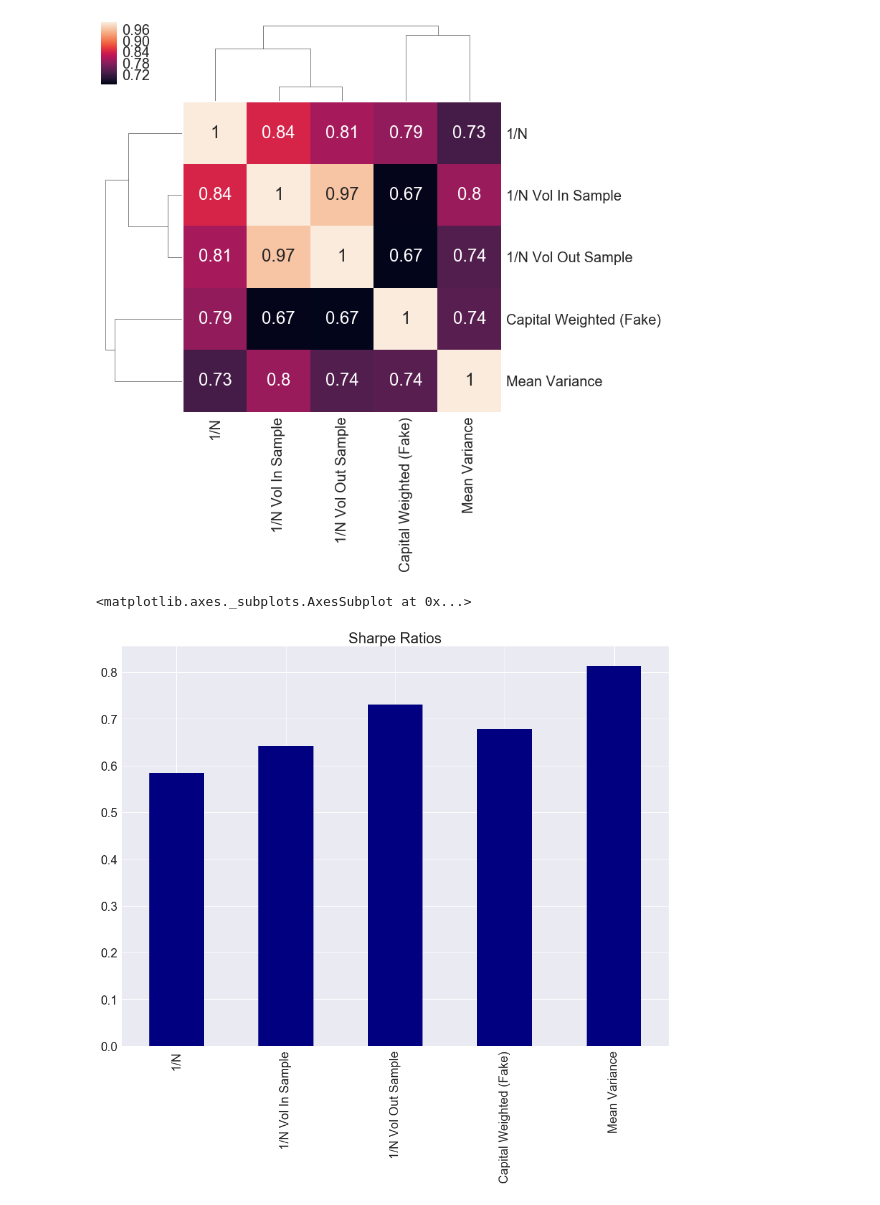
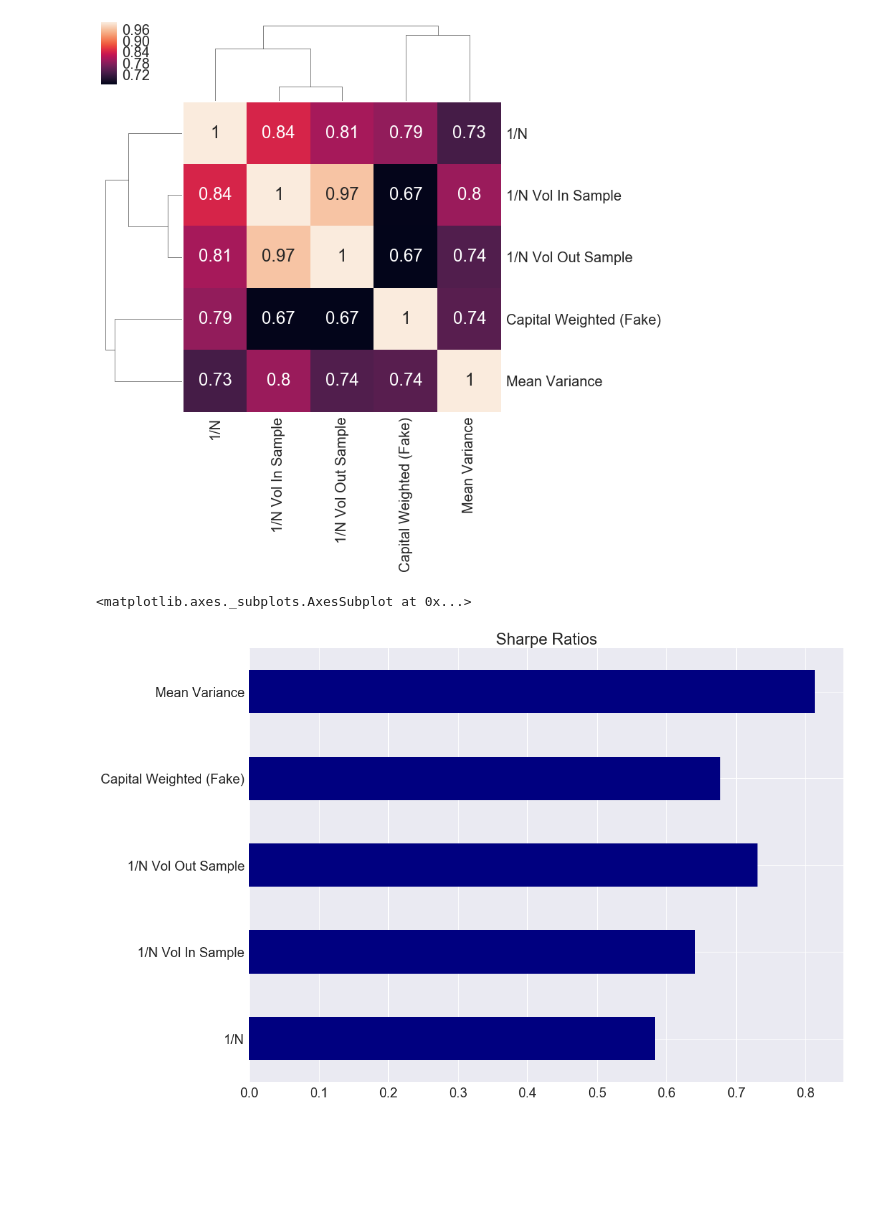
Before and after one commit to mrefermat/quant_finance, a Jupyter notebook: portfolio_construction_sept18_meetup-Solution.ipynb, the cells around one changed output. Drawn from its saved outputs; the diff is of its cells as text; code cells hidden in the pictures; blank space fills up the shorter version.

```diff
--- a/portfolio_construction_sept18_meetup-Solution.ipynb
+++ b/portfolio_construction_sept18_meetup-Solution.ipynb
@@ -185,7 +185,7 @@ sns.clustermap(final_portfolios.corr(),annot=True)
 <seaborn.matrix.ClusterGrid at 0x...>
 [figure]
 # %%
-calc_Sharpe(final_portfolios).plot(kind='bar',colormap='jet',title='Sharpe Ratios')
+calc_Sharpe(final_portfolios).plot(kind='barh',colormap='jet',title='Sharpe Ratios')
 # %% [output]
 <matplotlib.axes._subplots.AxesSubplot at 0x...>
-[figure, old version]
+[figure, new version]
```
Also changed, not shown: 4 other files.
